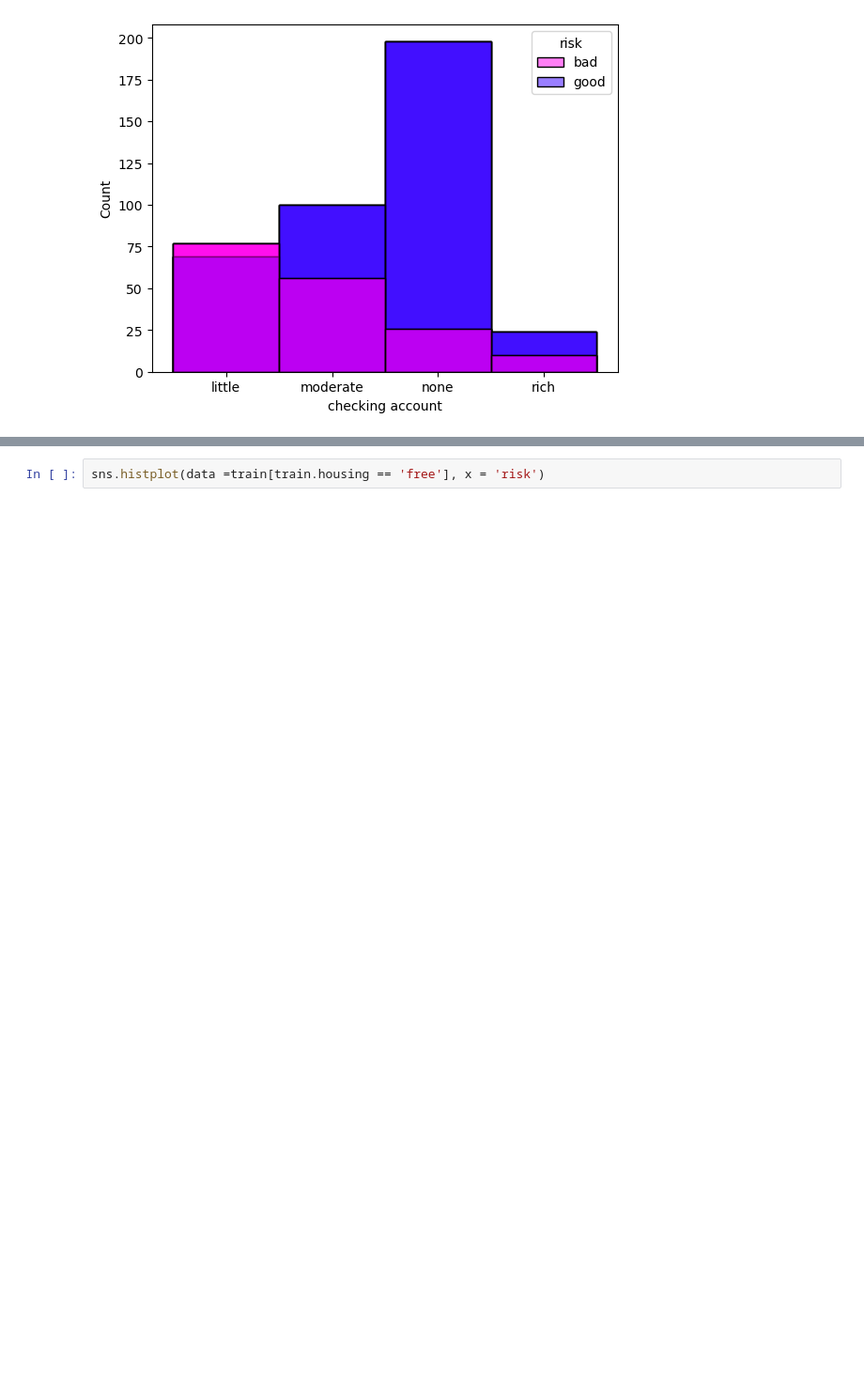
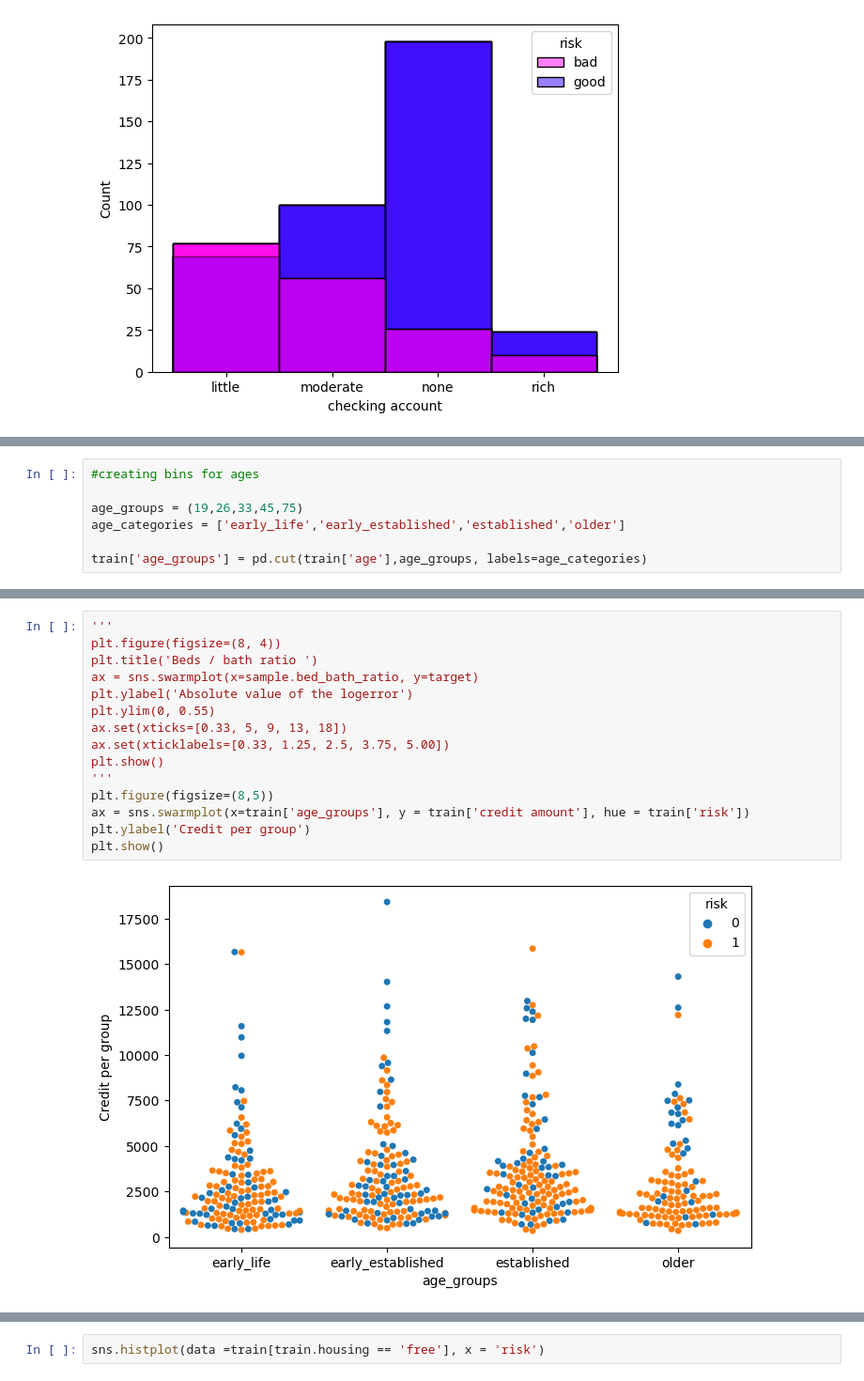
Before and after one commit to jcrosenberger/german_credit_analysis, a Jupyter notebook: work_in_progress.ipynb, the cells around one changed output, grey strips where cells are left out. Shown at 94% size. Cells and saved outputs as stored; diff of their text form; blank space fills up the shorter version.

```diff
--- a/work_in_progress.ipynb
+++ b/work_in_progress.ipynb
@@ -119,0 +92,7 @@ small_viz(df)
+# %%
+#creating bins for ages
+
+age_groups = (19,26,33,45,75)
+age_categories = ['early_life','early_established','established','older']
+
+train['age_groups'] = pd.cut(train['age'],age_groups, labels=age_categories)
@@ -119,0 +113,17 @@ small_viz(df)
+# %%
+'''
+plt.figure(figsize=(8, 4))
+plt.title('Beds / bath ratio ')
+ax = sns.swarmplot(x=sample.bed_bath_ratio, y=target)
+plt.ylabel('Absolute value of the logerror')
+plt.ylim(0, 0.55)
+ax.set(xticks=[0.33, 5, 9, 13, 18])
+ax.set(xticklabels=[0.33, 1.25, 2.5, 3.75, 5.00])
+plt.show()
+'''
+plt.figure(figsize=(8,5))
+ax = sns.swarmplot(x=train['age_groups'], y = train['credit amount'], hue = train['risk'])
+plt.ylabel('Credit per group')
+plt.show()
+# %% [output]
+[figure, added]
```
Also changed, not shown: parts of 14 cells of this notebook, 1 other file.
